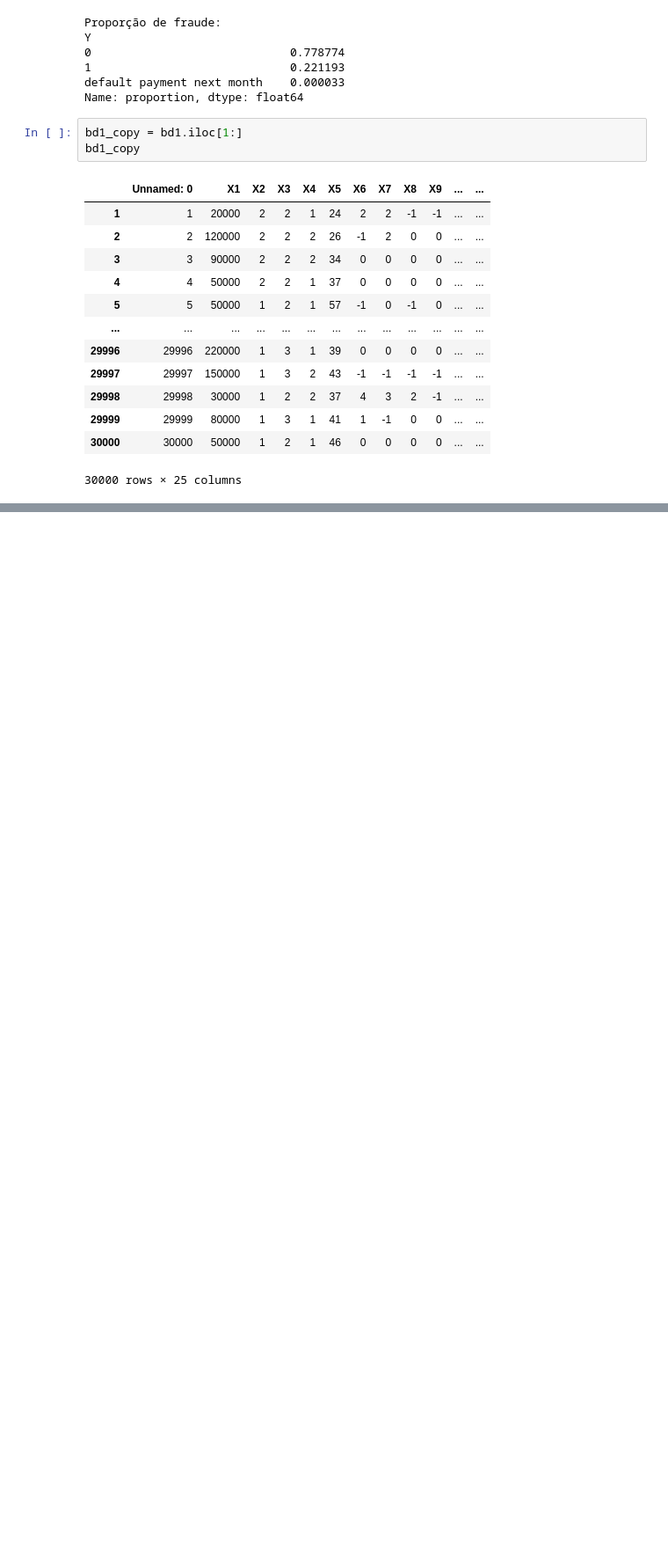
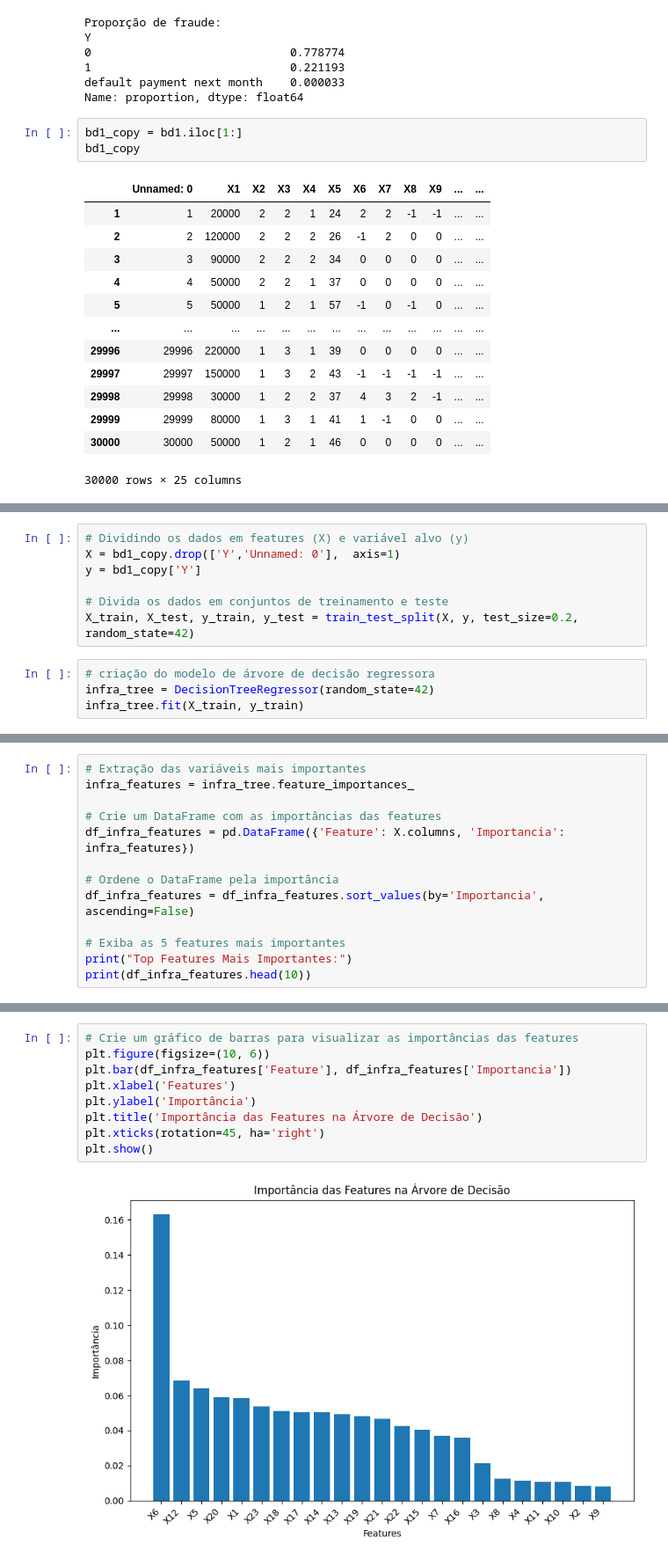
Before and after one commit to danielagith/infracommerce, a Jupyter notebook: infracommerce.ipynb, the cells around one changed output, grey strips where cells are left out. Shown at 88% size. Saved outputs shown, nothing was run; the diff lists cells and outputs as text; blank space fills up the shorter version.

```diff
--- a/infracommerce.ipynb
+++ b/infracommerce.ipynb
@@ -112,0 +106,11 @@ plt.show()
+# %%
+# Dividindo os dados em features (X) e variável alvo (y)
+X = bd1_copy.drop(['Y','Unnamed: 0'],  axis=1)
+y = bd1_copy['Y']
+
+# Divida os dados em conjuntos de treinamento e teste
+X_train, X_test, y_train, y_test = train_test_split(X, y, test_size=0.2, random_state=42)
+# %%
+# criação do modelo de árvore de decisão regressora
+infra_tree = DecisionTreeRegressor(random_state=42)
+infra_tree.fit(X_train, y_train)
@@ -112,0 +119,13 @@ plt.show()
+# %%
+# Extração das variáveis mais importantes
+infra_features = infra_tree.feature_importances_
+
+# Crie um DataFrame com as importâncias das features
+df_infra_features = pd.DataFrame({'Feature': X.columns, 'Importancia': infra_features})
+
+# Ordene o DataFrame pela importância
+df_infra_features = df_infra_features.sort_values(by='Importancia', ascending=False)
+
+# Exiba as 5 features mais importantes
+print("Top Features Mais Importantes:")
+print(df_infra_features.head(10))
@@ -112,0 +145,11 @@ plt.show()
+# %%
+# Crie um gráfico de barras para visualizar as importâncias das features
+plt.figure(figsize=(10, 6))
+plt.bar(df_infra_features['Feature'], df_infra_features['Importancia'])
+plt.xlabel('Features')
+plt.ylabel('Importância')
+plt.title('Importância das Features na Árvore de Decisão')
+plt.xticks(rotation=45, ha='right')
+plt.show()
+# %% [output]
+[figure, added]
```
Also changed, not shown: parts of 6 cells of this notebook.
